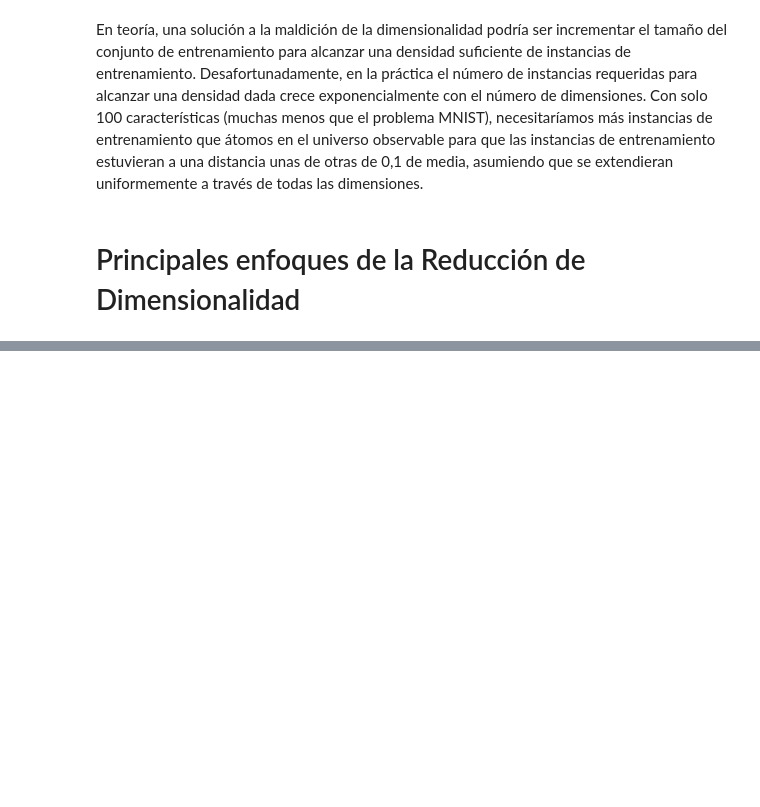
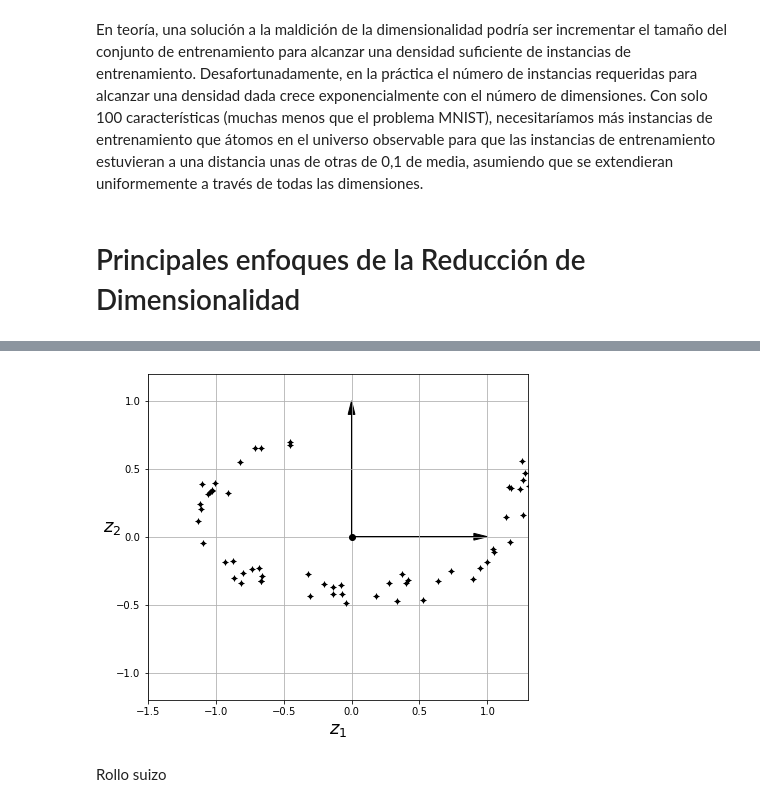
Before and after one commit to SgtSteiner/DataScience, a Jupyter notebook: handson-ml/Ch.08.Reducción de dimensionalidad.ipynb, the cells around one changed output, grey strips where cells are left out. Drawn from its saved outputs; the diff is of its cells as text; code cells hidden in the pictures; blank space fills up the shorter version.

```diff
--- a/handson-ml/Ch.08.Reducción de dimensionalidad.ipynb
+++ b/handson-ml/Ch.08.Reducción de dimensionalidad.ipynb
@@ -34,0 +80,13 @@ En teoría, una solución a la maldición de la dimensionalidad podría ser incr
+# %%
+# Contruimos el dataset 3D
+
+np.random.seed(4)
+m = 60
+w1, w2 = 0.1, 0.3
+noise = 0.1
+
+angles = np.random.rand(m) * 3 * np.pi / 2 - 0.5
+X = np.empty((m, 3))
+X[:, 0] = np.cos(angles) + np.sin(angles)/2 + noise * np.random.randn(m) / 2
+X[:, 1] = np.sin(angles) * 0.7 + noise * np.random.randn(m) / 2
+X[:, 2] = X[:, 0] * w1 + X[:, 1] * w2 + noise * np.random.randn(m)
@@ -34,0 +281,17 @@ En teoría, una solución a la maldición de la dimensionalidad podría ser incr
+# %%
+fig = plt.figure(figsize=(12, 6))
+ax = fig.add_subplot(111, aspect='equal')
+
+ax.plot(X2D[:, 0], X2D[:, 1], "k+")
+ax.plot(X2D[:, 0], X2D[:, 1], "k.")
+ax.plot([0], [0], "ko")
+ax.arrow(0, 0, 0, 1, head_width=0.05, length_includes_head=True, head_length=0.1, fc='k', ec='k')
+ax.arrow(0, 0, 1, 0, head_width=0.05, length_includes_head=True, head_length=0.1, fc='k', ec='k')
+ax.set_xlabel("$z_1$", fontsize=18)
+ax.set_ylabel("$z_2$", fontsize=18, rotation=0)
+ax.axis([-1.5, 1.3, -1.2, 1.2])
+ax.grid(True);
+# %% [output]
+[figure, added]
+# %% [markdown]
+Rollo suizo
```
Also changed, not shown: parts of 63 cells of this notebook, 6 other files.
